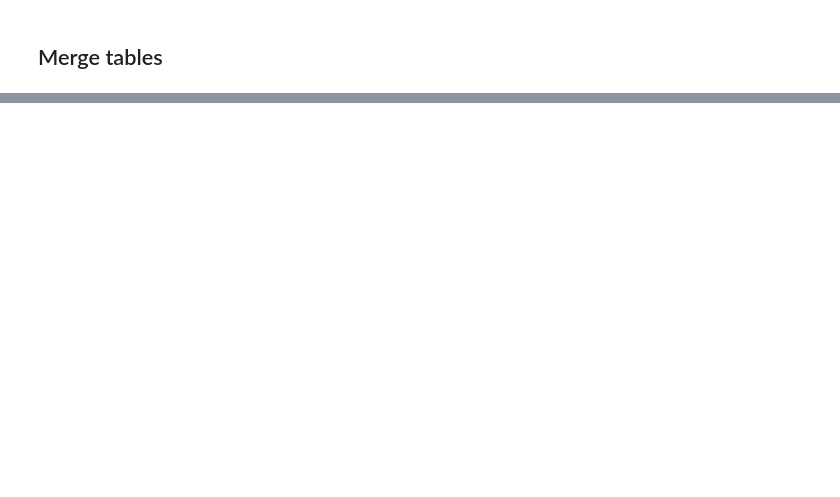
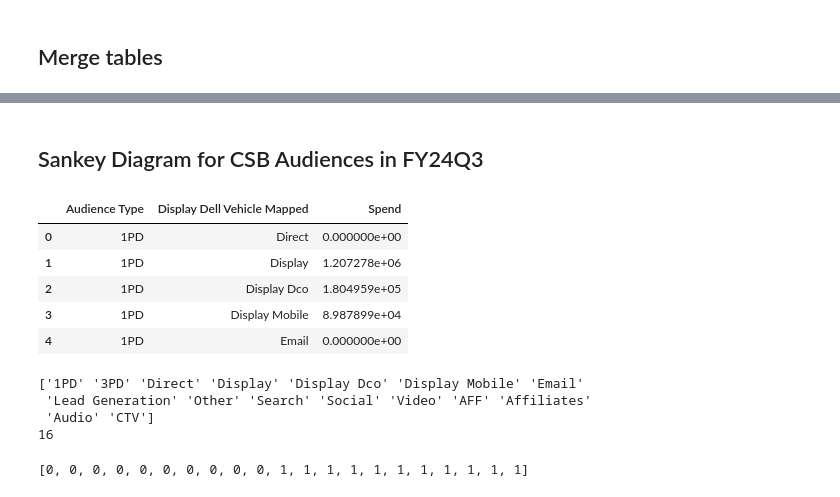
Before and after one commit to 0xrsfagundes/File-Manipulation, a Jupyter notebook: AIQ BVA/Sankey Diagram.ipynb, the cells around one changed output, grey strips where cells are left out. Saved outputs shown, nothing was run; the diff lists cells and outputs as text; code cells hidden in the pictures; blank space fills up the shorter version.

```diff
--- a/AIQ BVA/Sankey Diagram.ipynb
+++ b/AIQ BVA/Sankey Diagram.ipynb
@@ -157,0 +183,14 @@ fig.show()
+# %% [markdown]
+<h2>Sankey Diagram for CSB Audiences in FY24Q3</h2>
+# %%
+csb_df = df[(df['BU'] == 'CSB') & (df['Fiscal Quarter'] == '2024-Q3')]
+
+csb_agg_df_lvl1 = csb_df.groupby(['Audience Type', 'Display Dell Vehicle Mapped'])['Spend'].sum().reset_index()
+csb_agg_df_lvl1.head()
+# %% [output]
+|  | Audience Type | Display Dell Vehicle Mapped | Spend |
+| 0 | 1PD | Direct | 0.000000e+00 |
+| 1 | 1PD | Display | 1.207278e+06 |
+| 2 | 1PD | Display Dco | 1.804959e+05 |
+| 3 | 1PD | Display Mobile | 8.987899e+04 |
+| 4 | 1PD | Email | 0.000000e+00 |
@@ -157,0 +199,9 @@ fig.show()
+# %%
+csb_unique_values = pd.unique(csb_agg_df_lvl1[['Source', 'Target']].values.ravel('K'))
+print(csb_unique_values)
+print(len(csb_unique_values))
+# %% [output]
+['1PD' '3PD' 'Direct' 'Display' 'Display Dco' 'Display Mobile' 'Email'
+ 'Lead Generation' 'Other' 'Search' 'Social' 'Video' 'AFF' 'Affiliates'
+ 'Audio' 'CTV']
+16
@@ -157,0 +215,4 @@ fig.show()
+# %%
+csb_source
+# %% [output]
+[0, 0, 0, 0, 0, 0, 0, 0, 0, 0, 1, 1, 1, 1, 1, 1, 1, 1, 1, 1, 1]
```
Also changed, not shown: parts of 33 cells of this notebook, 4 other files.
